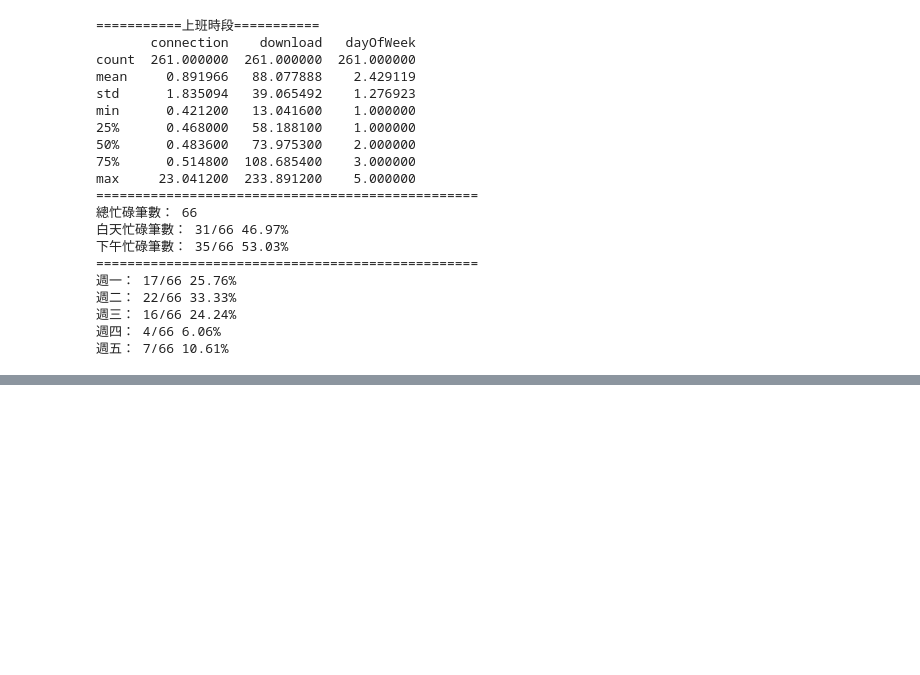
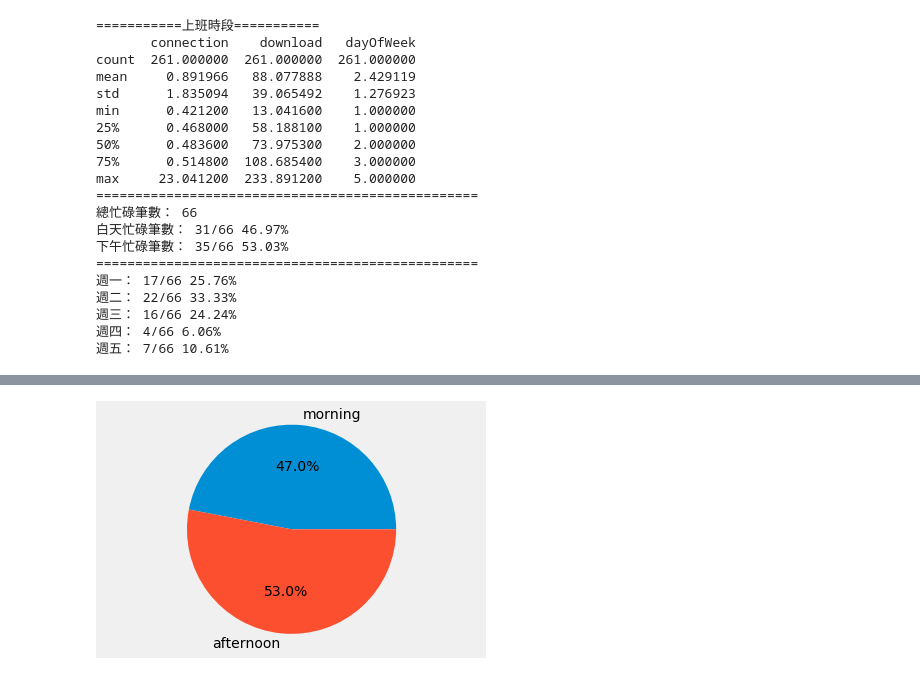
Before and after one commit to draguitar/ftpLogAnalysis, a Jupyter notebook: ftp_analysis.ipynb, the cells around one changed output, grey strips where cells are left out. Drawn from its saved outputs; the diff is of its cells as text; code cells hidden in the pictures; blank space fills up the shorter version.

```diff
--- a/ftp_analysis.ipynb
+++ b/ftp_analysis.ipynb
@@ -180,3 +199,11 @@ df_night_busy.to_csv('df_night_busy.csv',index=False)
+# %%
+labels = ['morning', 'afternoon']
+size = [46.97, 53.03]
+plt.pie(size , labels = labels,autopct='%1.1f%%')
+plt.axis('equal')
+plt.show()
+# %% [output]
+[figure, added]
 # %%
 import numpy as np
 import matplotlib as mpl
```
Also changed, not shown: parts of 19 cells of this notebook, 9 other files.
